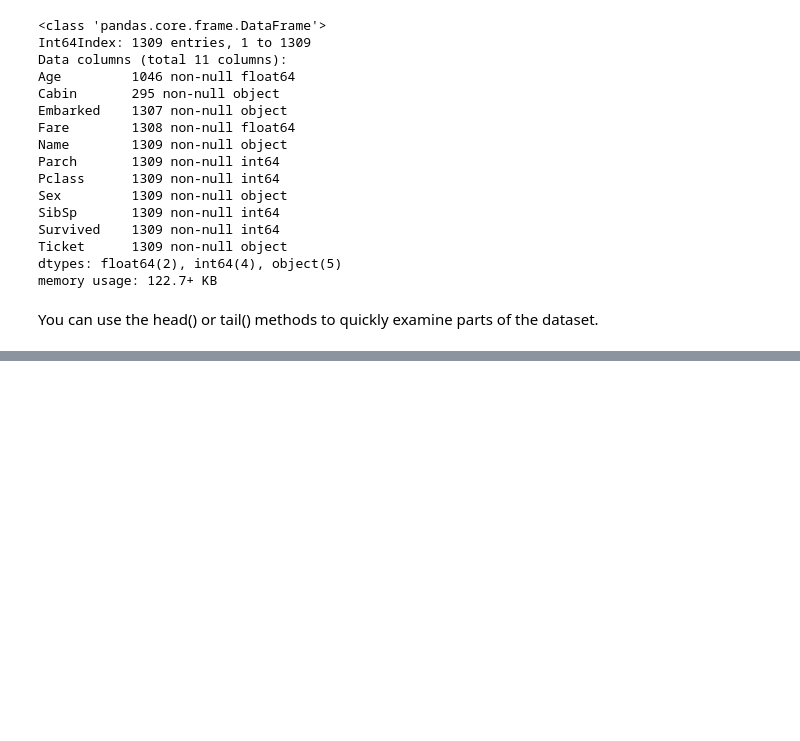
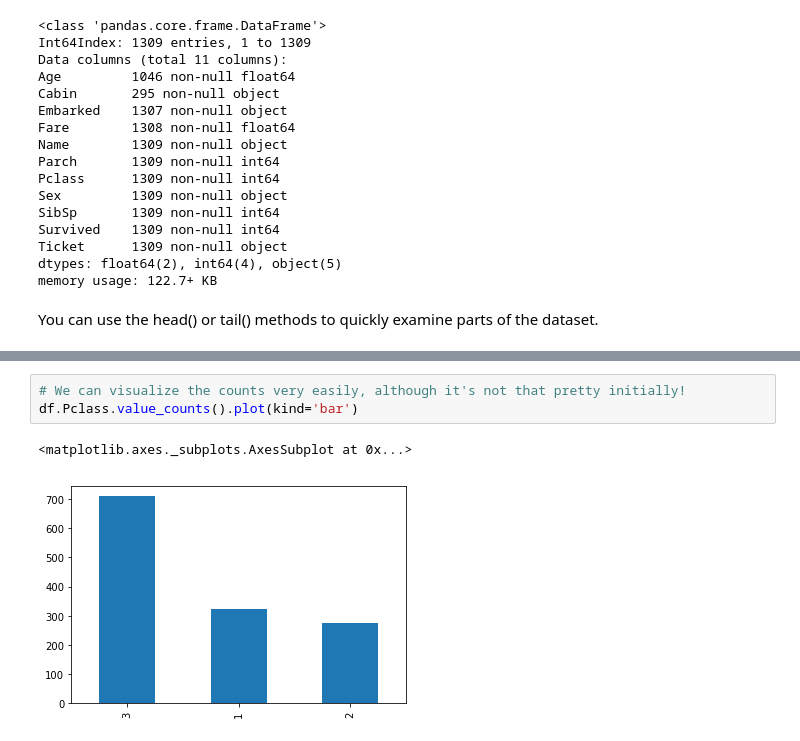
Before and after one commit to stompydragons/hello-world, a Jupyter notebook: 05_DoingDataAnalysis/06 Exploring the titanic data.ipynb, the cells around one changed output, grey strips where cells are left out. Saved outputs shown, nothing was run; the diff lists cells and outputs as text; blank space fills up the shorter version.

```diff
--- a/05_DoingDataAnalysis/06 Exploring the titanic data.ipynb
+++ b/05_DoingDataAnalysis/06 Exploring the titanic data.ipynb
@@ -124,0 +381,6 @@ df.tail()
+# %%
+# We can visualize the counts very easily, although it's not that pretty initially!
+df.Pclass.value_counts().plot(kind='bar')
+# %% [output]
+<matplotlib.axes._subplots.AxesSubplot at 0x...>
+[figure, added]
```
Also changed, not shown: parts of 37 cells of this notebook.
